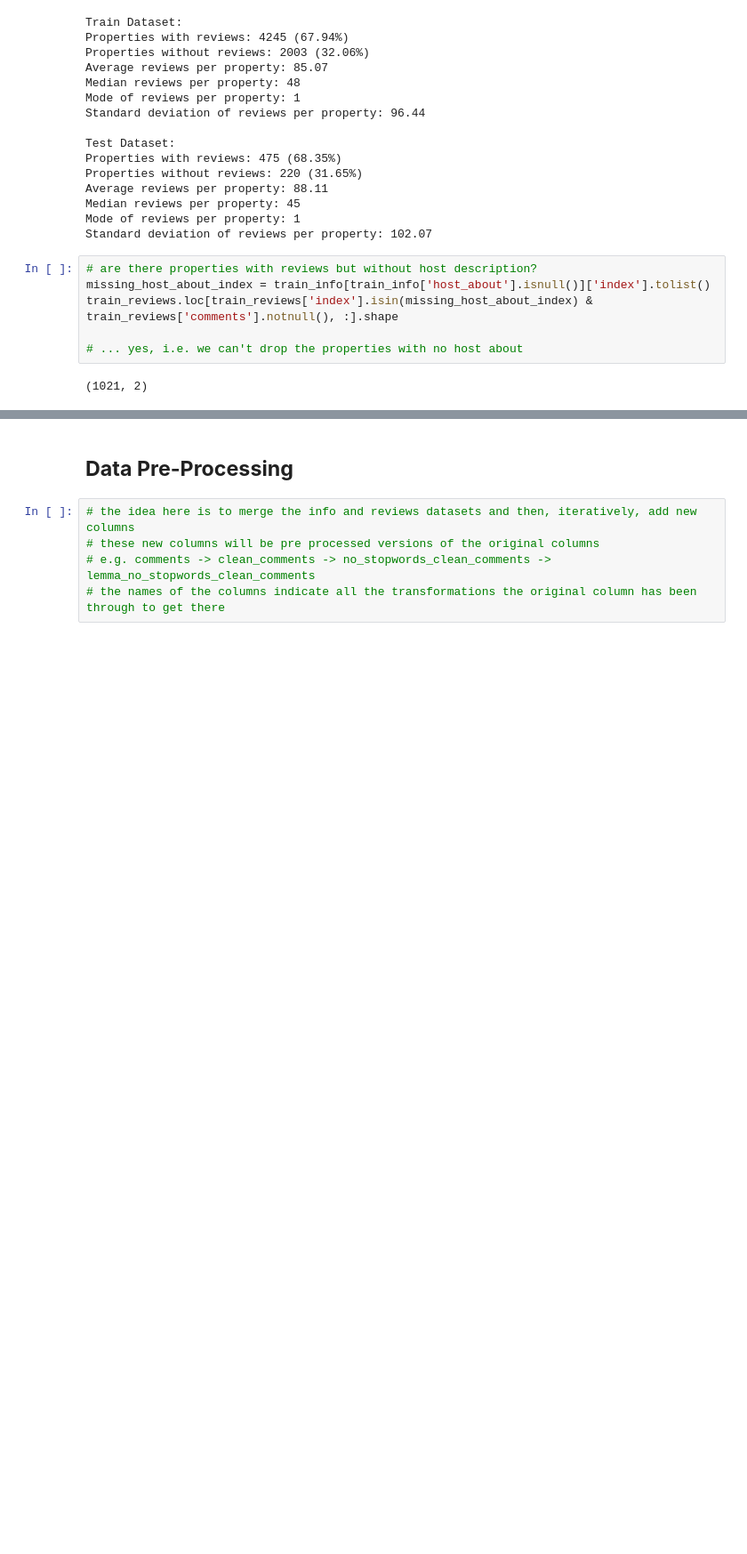
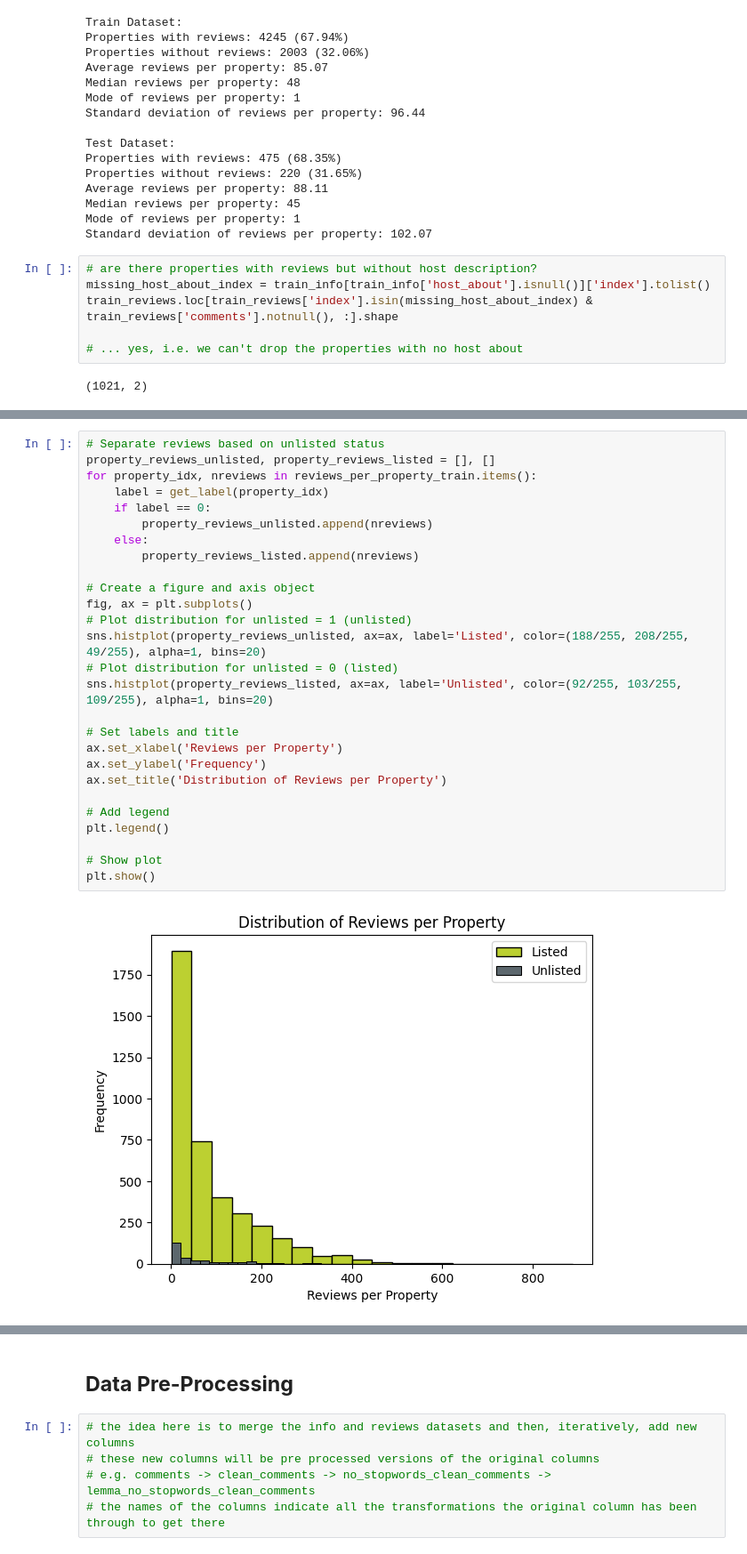
Before and after one commit to fmportela/text-mining-group-project-23-24, a Jupyter notebook: group3.ipynb, the cells around one changed output, grey strips where cells are left out. Shown at 89% size. Cells and saved outputs as stored; diff of their text form; blank space fills up the shorter version.

```diff
--- a/group3.ipynb
+++ b/group3.ipynb
@@ -454,0 +489,29 @@ plt.show()
+# %%
+# Separate reviews based on unlisted status
+property_reviews_unlisted, property_reviews_listed = [], []
+for property_idx, nreviews in reviews_per_property_train.items():
+    label = get_label(property_idx)
+    if label == 0:
+        property_reviews_unlisted.append(nreviews)
+    else:
+        property_reviews_listed.append(nreviews)
+
+# Create a figure and axis object
+fig, ax = plt.subplots()
+# Plot distribution for unlisted = 1 (unlisted)
+sns.histplot(property_reviews_unlisted, ax=ax, label='Listed', color=(188/255, 208/255, 49/255), alpha=1, bins=20)
+# Plot distribution for unlisted = 0 (listed)
+sns.histplot(property_reviews_listed, ax=ax, label='Unlisted', color=(92/255, 103/255, 109/255), alpha=1, bins=20)
+
+# Set labels and title
+ax.set_xlabel('Reviews per Property')
+ax.set_ylabel('Frequency')
+ax.set_title('Distribution of Reviews per Property')
+
+# Add legend
+plt.legend()
+
+# Show plot
+plt.show()
+# %% [output]
+[figure, added]
```
Also changed, not shown: parts of 24 cells of this notebook.
